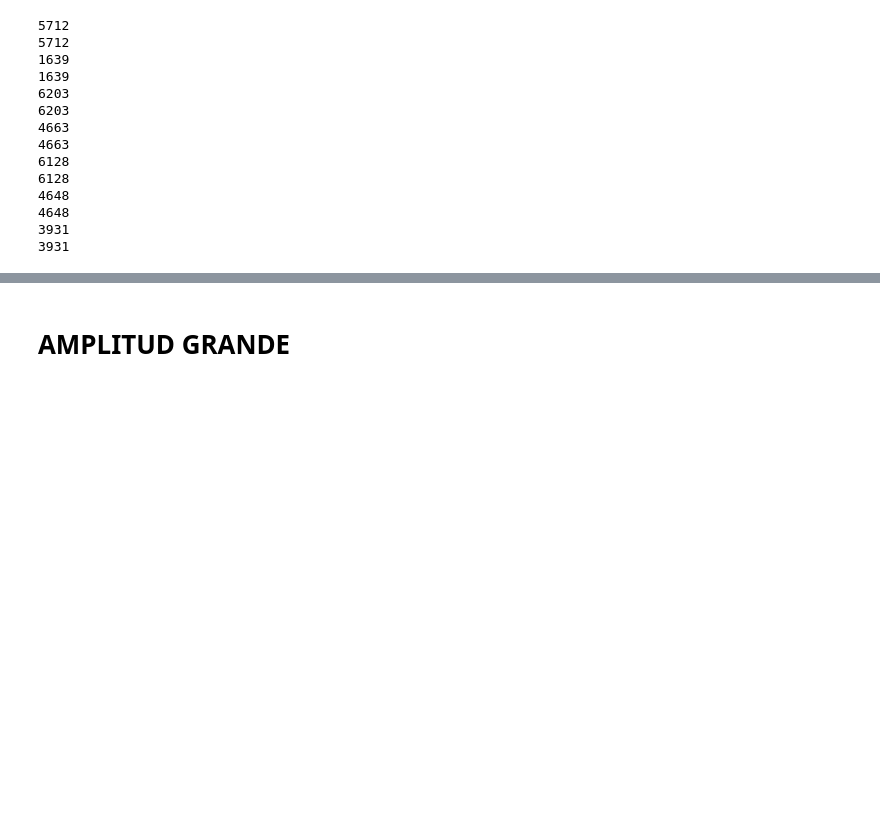
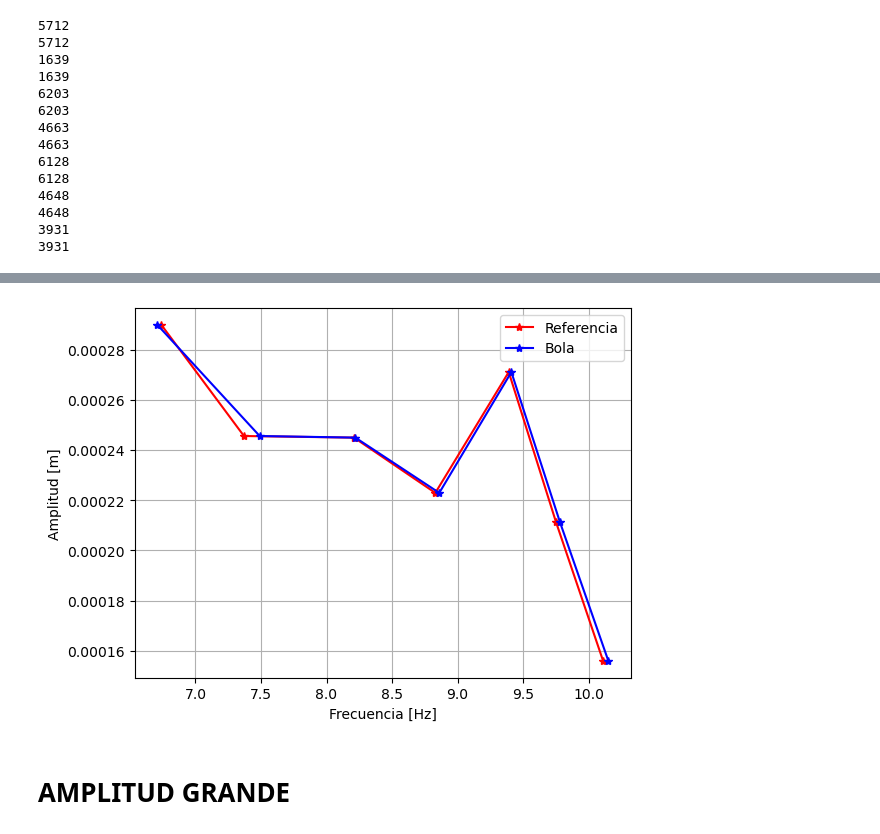
Before and after one commit to alonsoruizpili/An-lisis-preliminar-de-la-amplitud-de-movimiento-de-una-part-cula-en-un-puente-capilar., a Jupyter notebook: Analisis de datos de puente capilar.ipynb, the cells around one changed output, grey strips where cells are left out. Cells and saved outputs as stored; diff of their text form; code cells hidden in the pictures; blank space fills up the shorter version.

```diff
--- a/Analisis de datos de puente capilar.ipynb
+++ b/Analisis de datos de puente capilar.ipynb
@@ -145,3 +187,16 @@ y_ref7v
+# %%
+#plt.plot(frec_bolas_chicas, np.array(ampy_bola_chica), '*b')
+plt.plot(frec_ref_chicas, np.array(ampy_bola_chica), color='red', marker='*', linestyle='-', label='Referencia')
+plt.plot(frec_bolas_chicas, np.array(ampy_bola_chica), color='blue', marker='*', linestyle='-', label='Bola')
+#plt.plot(frec_ref_chicas, np.array(ampy_bola_chica), '*r')
+plt.xlabel('Frecuencia [Hz]')
+plt.ylabel('Amplitud [m]')
+plt.grid()
+plt.legend()
+plt.savefig("amp_y_chicas.png", dpi=200, bbox_inches="tight")
+plt.show()
+# %% [output]
+[figure, added]
 # %% [markdown]
 # AMPLITUD GRANDE
 # %%
```
Also changed, not shown: parts of 6 cells of this notebook.
